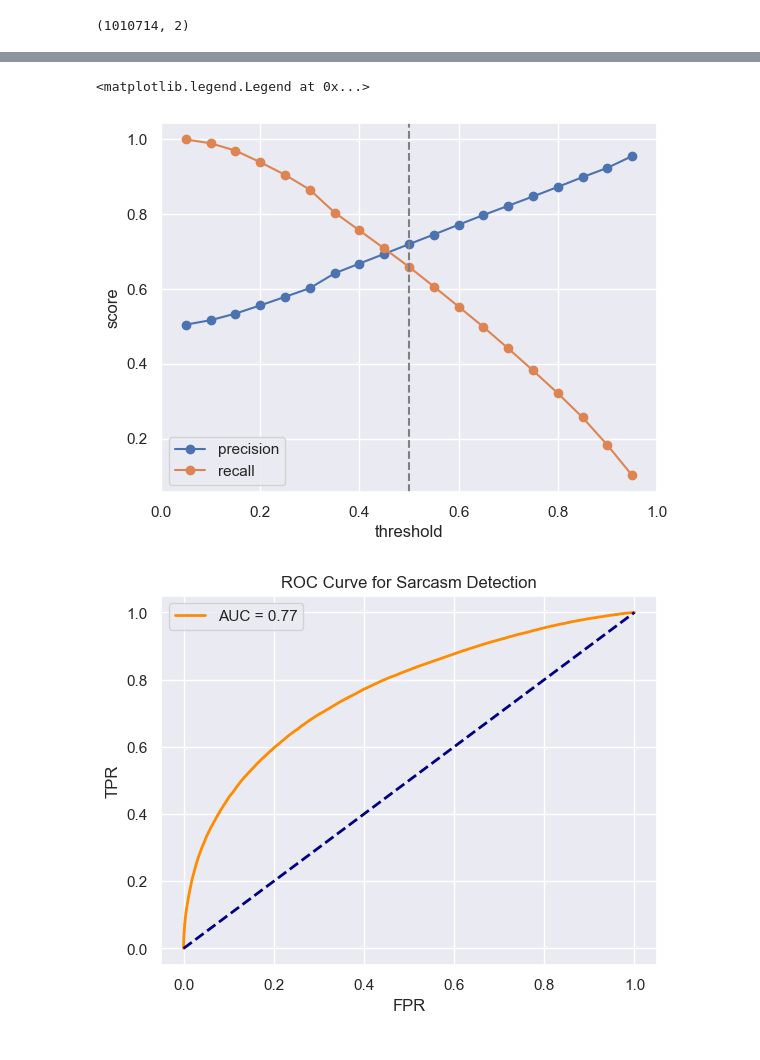
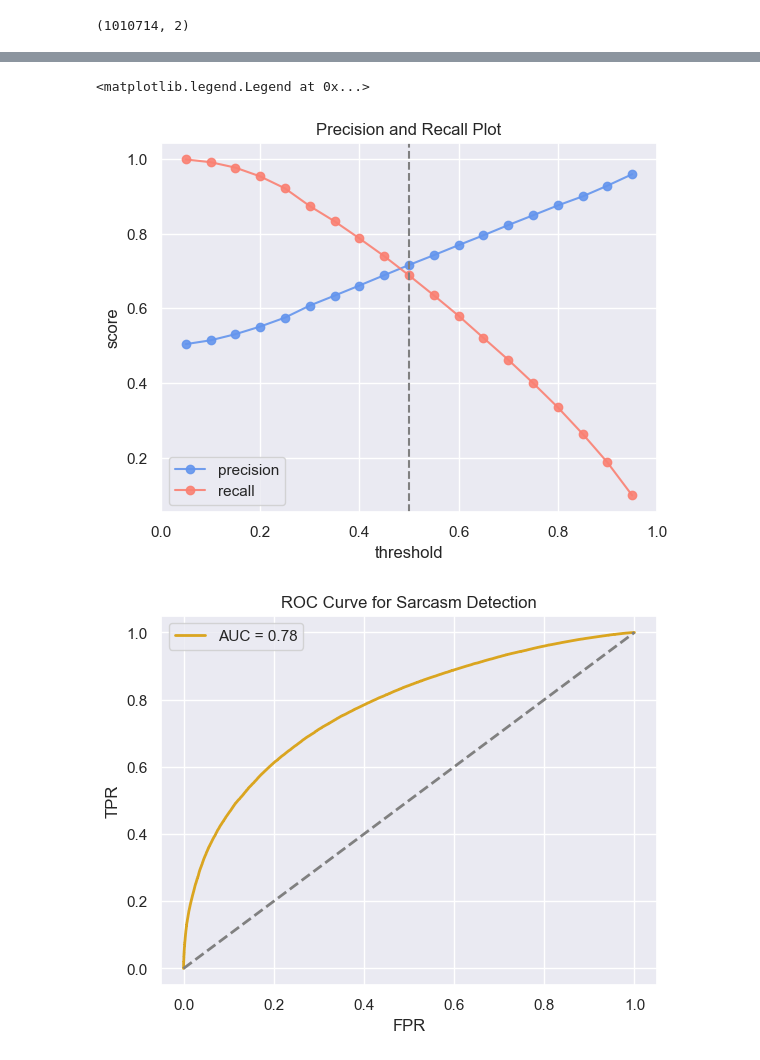
Before and after one commit to Sveto-G/Reddit-Sarcasm, a Jupyter notebook: Notebooks/robust_train.ipynb, the cells around one changed output, grey strips where cells are left out. Cells and saved outputs as stored; diff of their text form; code cells hidden in the pictures.

```diff
--- a/Notebooks/robust_train.ipynb
+++ b/Notebooks/robust_train.ipynb
@@ -213,0 +508,11 @@ Non-Sarcastic       0.68      0.74      0.71     94698
+# %%
+# performing new train/test split
+X_rem, X_test, y_rem, y_test = train_test_split(new_X, y, test_size=0.25, random_state=42)
+X_train, X_val, y_train, y_val = train_test_split(X_rem, y_rem, test_size=0.25, random_state=42)
+# %%
+np.random.seed(42)
+# running mlp classifier again with max iter at 50 with early stopping
+MLP = MLPClassifier(verbose=True, max_iter=50, early_stopping=True)
+
+# fitting to new x train
+MLP.fit(X_train, y_train)
@@ -214,5 +558,5 @@ Non-Sarcastic       0.68      0.74      0.71     94698
 # %%
-new_probas = MLP.predict_proba(X_val)
+probas = MLP.predict_proba(X_val)[:,1]
 # %%
 from sklearn.metrics import precision_score
 from sklearn.metrics import recall_score
@@ -228,7 +572,7 @@ recalls = []
 for threshold in thresholds:
 
     # Applying threshold
-    y_threshold = np.where(new_probas > threshold, 1, 0)
+    y_threshold = np.where(probas > threshold, 1, 0)
 
     # Calculating precision and recall
     precision = precision_score(y_val, y_threshold)
@@ -240,29 +584,31 @@ for threshold in thresholds:
 # %%
 # Visualizing the result
 plt.figure()
 
-plt.plot(thresholds, precisions, label='precision', marker='o')
-plt.plot(thresholds, recalls, label='recall', marker='o')
+plt.plot(thresholds, precisions, label='precision', marker='o', color='cornflowerblue', alpha=0.9)
+plt.plot(thresholds, recalls, label='recall', marker='o', color='salmon', alpha=0.9)
 
+plt.title('Precision and Recall Plot')
 plt.xlim(0, 1)
 plt.axvline(np.median(thresholds), linestyle='--', color='gray')
 plt.xlabel('threshold')
 plt.ylabel('score')
 plt.legend()
 # %% [output]
 <matplotlib.legend.Legend at 0x...>
-[figure, old version]
+[figure, new version]
 # %%
 from sklearn.metrics import roc_curve, roc_auc_score
 
+# setting
 fprs, tprs, thresholds = roc_curve(y_val, new_probas)
 roc_auc = roc_auc_score(y_val, new_probas)
 
 
 plt.figure()
-plt.plot(fprs, tprs, color='darkorange',
+plt.plot(fprs, tprs, color='goldenrod',
          lw=2, label='AUC = %0.2f' % roc_auc)
-plt.plot([0, 1], [0, 1], color='navy', lw=2, linestyle='--')
+plt.plot([0, 1], [0, 1], color='gray', lw=2, linestyle='--')
 
 plt.xlabel('FPR')
 plt.ylabel('TPR')
@@ -270,7 +616,7 @@ plt.title('ROC Curve for Sarcasm Detection')
 plt.legend(loc="best")
 plt.show()
 # %% [output]
-[figure, old version]
+[figure, new version]
 # %%
 from sklearn.metrics import confusion_matrix, ConfusionMatrixDisplay
 
```
Also changed, not shown: parts of 64 cells of this notebook.
